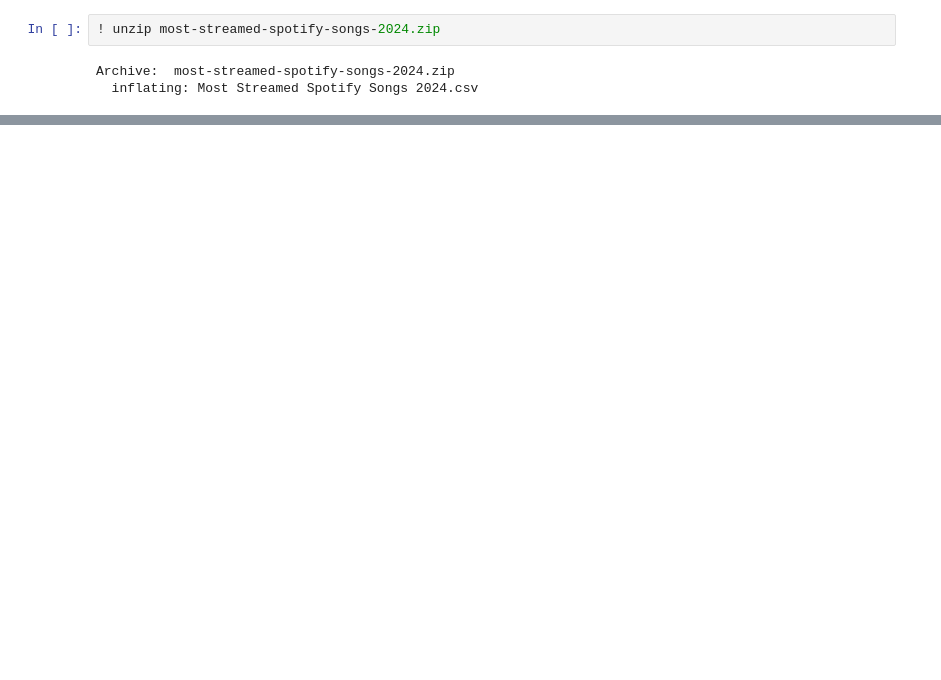
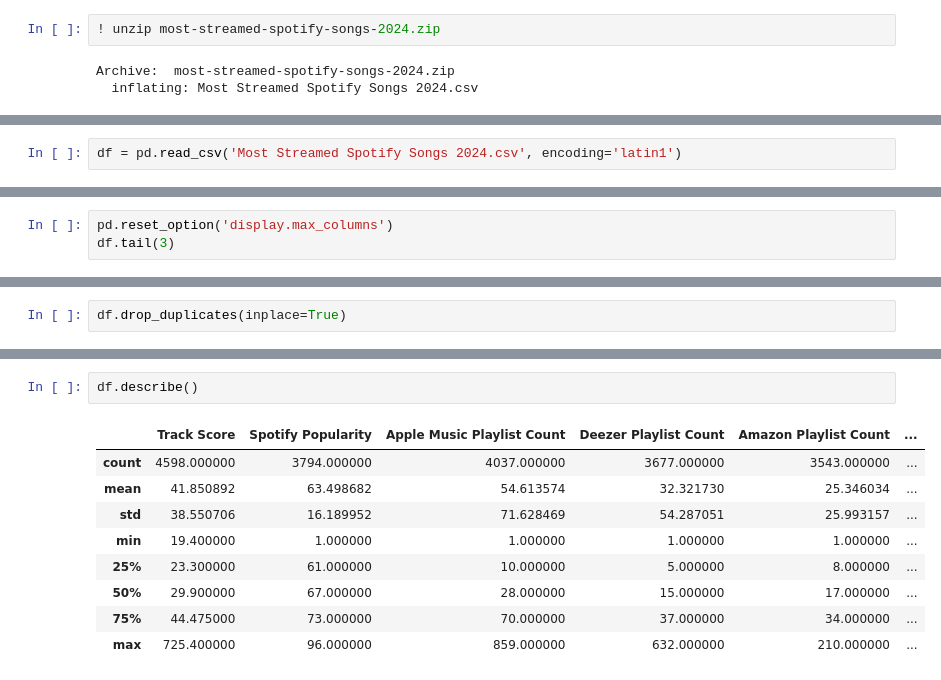
Before and after one commit to Abhijith-S-D/Spotify-EDA, a Jupyter notebook: Spotify_EDA.ipynb, the cells around one changed output, grey strips where cells are left out. Drawn from its saved outputs; the diff is of its cells as text; blank space fills up the shorter version.

```diff
--- a/Spotify_EDA.ipynb
+++ b/Spotify_EDA.ipynb
@@ -65,0 +118,2 @@ Archive:  most-streamed-spotify-songs-2024.zip
+# %%
+df = pd.read_csv('Most Streamed Spotify Songs 2024.csv', encoding='latin1')
@@ -65,0 +123,3 @@ Archive:  most-streamed-spotify-songs-2024.zip
+# %%
+pd.reset_option('display.max_columns')
+df.tail(3)
@@ -65,0 +257,2 @@ Archive:  most-streamed-spotify-songs-2024.zip
+# %%
+df.drop_duplicates(inplace=True)
@@ -65,0 +273,12 @@ Archive:  most-streamed-spotify-songs-2024.zip
+# %%
+df.describe()
+# %% [output]
+|  | Track Score | Spotify Popularity | Apple Music Playlist Count | Deezer Playlist Count | Amazon Playlist Count | ... |
+| count | 4598.000000 | 3794.000000 | 4037.000000 | 3677.000000 | 3543.000000 | ... |
+| mean | 41.850892 | 63.498682 | 54.613574 | 32.321730 | 25.346034 | ... |
+| std | 38.550706 | 16.189952 | 71.628469 | 54.287051 | 25.993157 | ... |
+| min | 19.400000 | 1.000000 | 1.000000 | 1.000000 | 1.000000 | ... |
+| 25% | 23.300000 | 61.000000 | 10.000000 | 5.000000 | 8.000000 | ... |
+| 50% | 29.900000 | 67.000000 | 28.000000 | 15.000000 | 17.000000 | ... |
+| 75% | 44.475000 | 73.000000 | 70.000000 | 37.000000 | 34.000000 | ... |
+| max | 725.400000 | 96.000000 | 859.000000 | 632.000000 | 210.000000 | ... |
```
Also changed, not shown: parts of 37 cells of this notebook.
